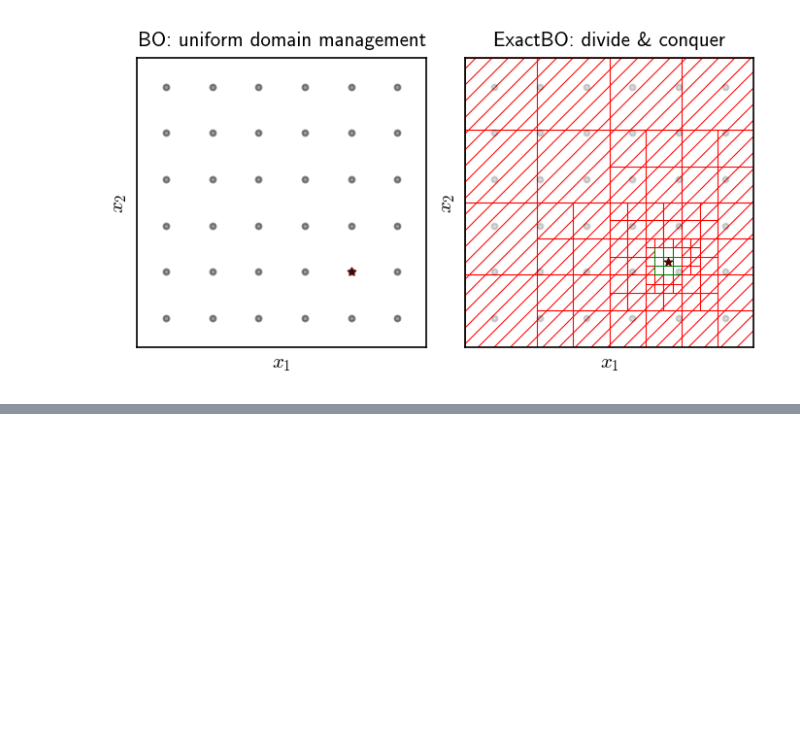
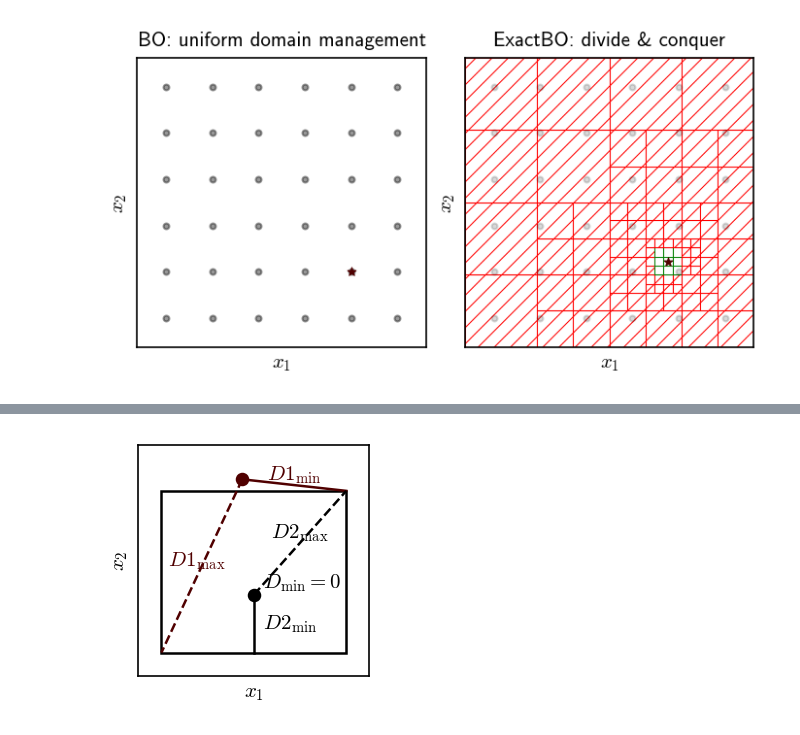
Before and after one commit to juanesfco/tamubo, a Jupyter notebook: development/exactBO_presentation.ipynb, the cells around one changed output, grey strips where cells are left out. Drawn from its saved outputs; the diff is of its cells as text; code cells hidden in the pictures; blank space fills up the shorter version.

Commit message:
figures

```diff
--- a/development/exactBO_presentation.ipynb
+++ b/development/exactBO_presentation.ipynb
@@ -113,0 +116,79 @@ fig.savefig("Figures/bo_vs_exactbo_transparent.png", dpi=500, transparent=True)
+# %%
+import matplotlib as mpl
+import matplotlib.pyplot as plt
+from matplotlib.patches import Rectangle
+
+# Style consistent with your deck
+mpl.rcParams.update({
+    "figure.dpi": 150,
+    "savefig.dpi": 300,
+    "font.size": 10,
+    "font.family": "sans-serif",
+    "font.sans-serif": ["Computer Modern Sans Serif", "CMU Sans Serif", "CMU Sans", "cmss10", "cmss"],
+    "mathtext.fontset": "cm",
+    "mathtext.rm": "cm",
+    "mathtext.sf": "cmss",
+})
+
+aggiemaroon = np.array([[80/255, 0, 0]])
+
+fig, ax = plt.subplots(1, 1, figsize=(4.5, 2))
+
+# Hyperbox
+box = (0.1, 0.1, 0.8, 0.7)  # x, y, w, h
+ax.add_patch(Rectangle((box[0], box[1]), box[2], box[3],
+                       facecolor="white", edgecolor="black", linewidth=1.2))
+
+# Points
+p1 = (0.45, 0.85)  # outside
+p2 = (0.50, 0.35)  # inside
+ax.scatter(*p1, s=30, c=aggiemaroon, zorder=5)
+ax.scatter(*p2, s=30, c="black", zorder=5)
+
+# Min/max distance lines for p1 (outside)
+# Min distance: to closest corner/edge (approx: to top-right corner here)
+closest = (box[0] + box[2], box[1] + box[3])
+ax.plot([p1[0], closest[0]], [p1[1], closest[1]], color=aggiemaroon, linewidth=1.2)
+ax.text((p1[0]+closest[0])/2, (p1[1]+closest[1])/2 + 0.02, r"$D1_{\min}$",
+        color=aggiemaroon, ha="center")
+
+# Max distance: to farthest corner
+farthest = (box[0], box[1])
+ax.plot([p1[0], farthest[0]], [p1[1], farthest[1]], color=aggiemaroon,
+        linewidth=1.2, linestyle="--")
+ax.text((p1[0]+farthest[0])/2 - 0.02, (p1[1]+farthest[1])/2, r"$D1_{\max}$",
+        color=aggiemaroon, ha="center")
+
+# Min/max distance lines for p2 (inside)
+# Min distance: zero (point inside)
+ax.text(p2[0] + 0.04, p2[1] + 0.03, r"$D_{\min}=0$", color="black")
+
+# Max distance: to farthest corner
+farthest2 = (box[0] + box[2], box[1] + box[3])
+ax.plot([p2[0], farthest2[0]], [p2[1], farthest2[1]], color="black",
+        linewidth=1.2, linestyle="--")
+ax.text((p2[0]+farthest2[0])/2, (p2[1]+farthest2[1])/2 + 0.02, r"$D2_{\max}$",
+        color="black", ha="center")
+
+# Min distance: to closest edge (vertical down for clarity)
+closest2 = (p2[0], box[1])
+ax.plot([p2[0], closest2[0]], [p2[1], closest2[1]], color="black", linewidth=1.2)
+ax.text(p2[0] + 0.04, (p2[1]+closest2[1])/2, r"$D2_{\min}$",
+        color="black", va="center")
+
+# Axes and cleanup
+ax.set_xlim(0, 1)
+ax.set_ylim(0, 1)
+ax.set_aspect("equal", adjustable="box")
+ax.set_xlabel(r"$x_1$")
+ax.set_ylabel(r"$x_2$")
+ax.set_xticks([])
+ax.set_yticks([])
+for spine in ax.spines.values():
+    spine.set_color("black")
+    spine.set_linewidth(0.8)
+
+fig.savefig("Figures/kernel_bounds.png", dpi=500)  # no tight bbox to avoid clipping
+plt.show()
+# %% [output]
+[figure, added]
```
Also changed, not shown: parts of 1 cell of this notebook, 1 other file.
